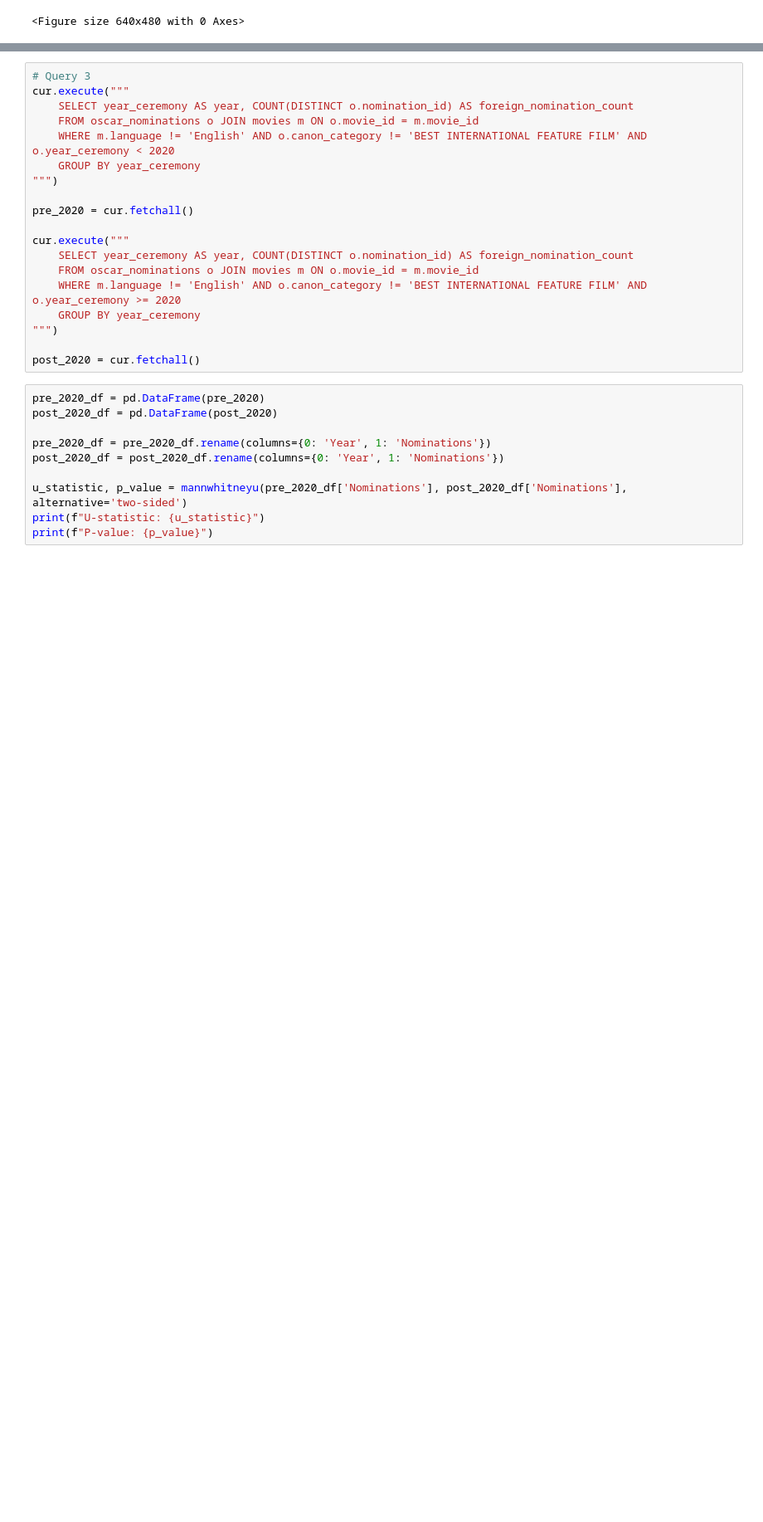
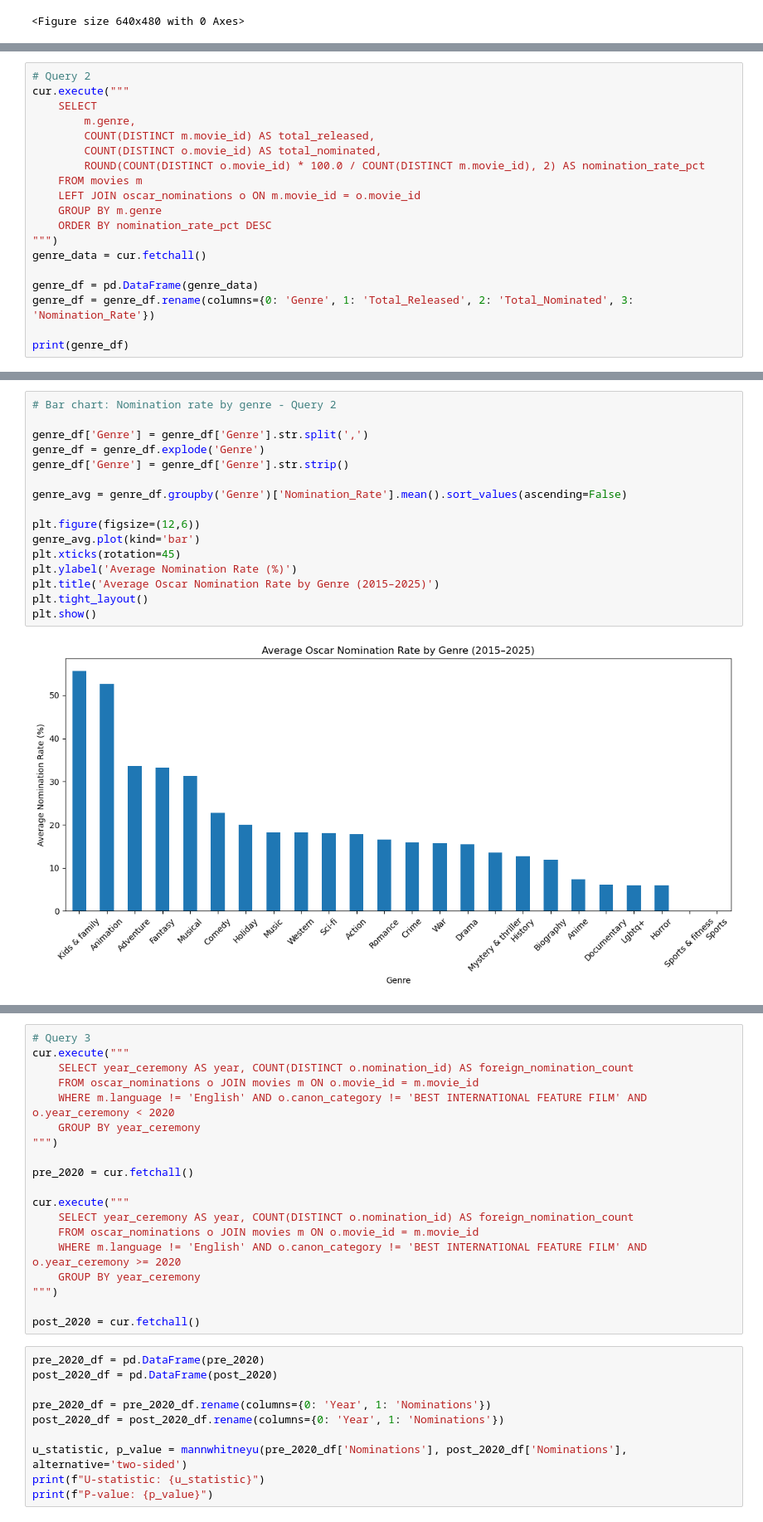
Before and after one commit to maggie63/cpsc368_group19, a Jupyter notebook: phase-3.ipynb, the cells around one changed output, grey strips where cells are left out. Shown at 83% size. Cells and saved outputs as stored; diff of their text form; blank space fills up the shorter version.

```diff
--- a/phase-3.ipynb
+++ b/phase-3.ipynb
@@ -138,0 +172,19 @@ plt.show()
+# %%
+# Query 2
+cur.execute("""
+    SELECT
+        m.genre,
+        COUNT(DISTINCT m.movie_id) AS total_released,
+        COUNT(DISTINCT o.movie_id) AS total_nominated,
+        ROUND(COUNT(DISTINCT o.movie_id) * 100.0 / COUNT(DISTINCT m.movie_id), 2) AS nomination_rate_pct
+    FROM movies m
+    LEFT JOIN oscar_nominations o ON m.movie_id = o.movie_id
+    GROUP BY m.genre
+    ORDER BY nomination_rate_pct DESC
+""")
+genre_data = cur.fetchall()
+
+genre_df = pd.DataFrame(genre_data)
+genre_df = genre_df.rename(columns={0: 'Genre', 1: 'Total_Released', 2: 'Total_Nominated', 3: 'Nomination_Rate'})
+
+print(genre_df)
@@ -138,0 +209,18 @@ plt.show()
+# %%
+# Bar chart: Nomination rate by genre - Query 2
+
+genre_df['Genre'] = genre_df['Genre'].str.split(',')
+genre_df = genre_df.explode('Genre')
+genre_df['Genre'] = genre_df['Genre'].str.strip()
+
+genre_avg = genre_df.groupby('Genre')['Nomination_Rate'].mean().sort_values(ascending=False)
+
+plt.figure(figsize=(12,6))
+genre_avg.plot(kind='bar')
+plt.xticks(rotation=45)
+plt.ylabel('Average Nomination Rate (%)')
+plt.title('Average Oscar Nomination Rate by Genre (2015–2025)')
+plt.tight_layout()
+plt.show()
+# %% [output]
+[figure, added]
```
Also changed, not shown: parts of 6 cells of this notebook.
